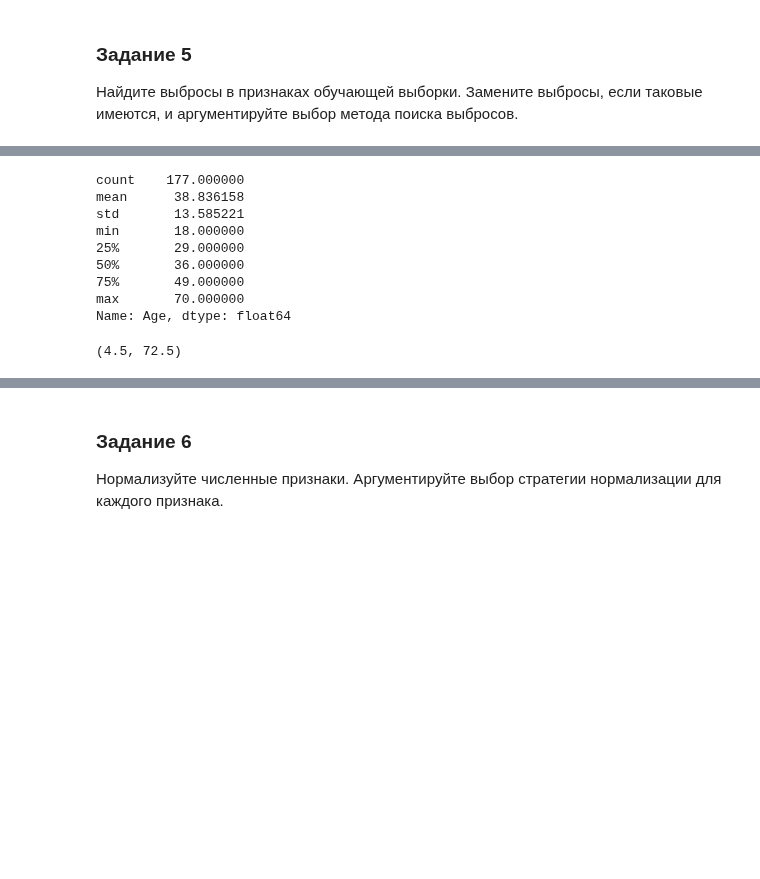
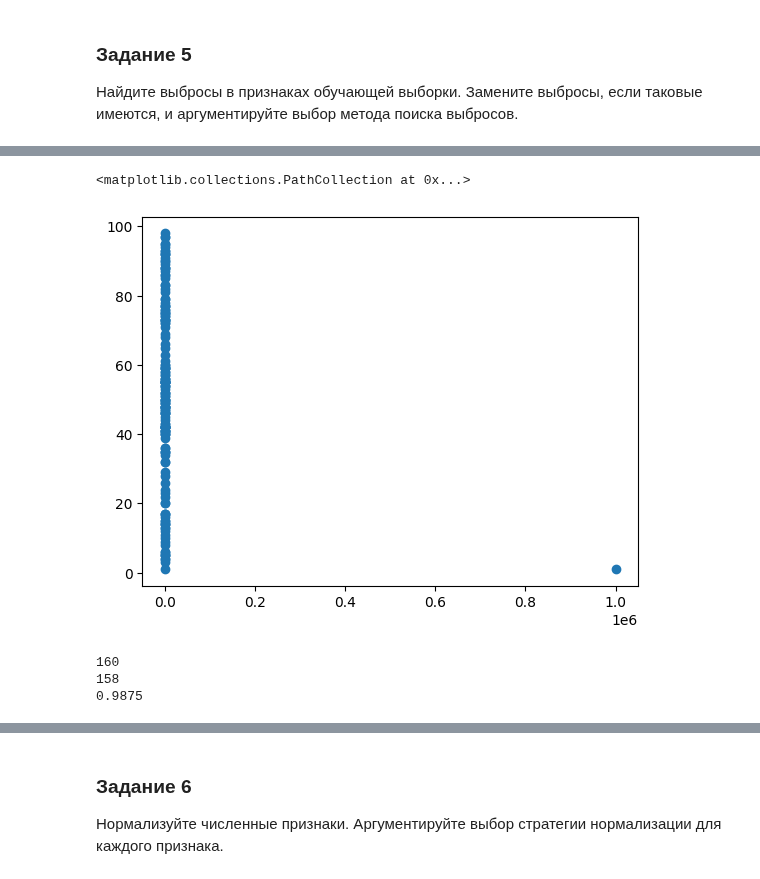
Before and after one commit to IgorKolotushkin/machine_learning_ds, a Jupyter notebook: hw9/Очистка данных. Для студентов.ipynb, the cells around one changed output, grey strips where cells are left out. Cells and saved outputs as stored; diff of their text form; code cells hidden in the pictures; blank space fills up the shorter version.

```diff
--- a/hw9/Очистка данных. Для студентов.ipynb
+++ b/hw9/Очистка данных. Для студентов.ipynb
@@ -277,3 +299,8 @@ dtype: int64
+# %%
+plt.scatter(Xtrain['Annual Income (k$)'], Xtrain['Spending Score (1-100)'])
+# %% [output]
+<matplotlib.collections.PathCollection at 0x...>
+[figure, added]
 # %%
 def calculate_iqr_boundaries(series):
   q25 = series.quantile(0.25)
@@ -281,20 +309,14 @@ def calculate_iqr_boundaries(series):
   iqr = q75 - q25
 
   return (q25 - 1.5 * iqr, q75 + 1.5 * iqr)
-# %%
-df['Age'].describe()
-# %% [output]
-count    177.000000
-mean      38.836158
-std       13.585221
-min       18.000000
-25%       29.000000
-50%       36.000000
-75%       49.000000
-max       70.000000
-Name: Age, dtype: float64
-# %%
-age_bounds = calculate_iqr_boundaries(Xtrain['Age'])
-age_bounds
-# %% [output]
-(4.5, 72.5)
+# %%
+age_bounds = calculate_iqr_boundaries(Xtrain['Age'])
+df_1 = Xtrain[(Xtrain['Age'] >= age_bounds[0]) & (Xtrain['Age'] <= age_bounds[1])]
+
+print(Xtrain.shape[0])
+print(df_1.shape[0])
+print(df_1.shape[0] / Xtrain.shape[0])
+# %% [output]
+160
+158
+0.9875
```
Also changed, not shown: parts of 13 cells of this notebook.
